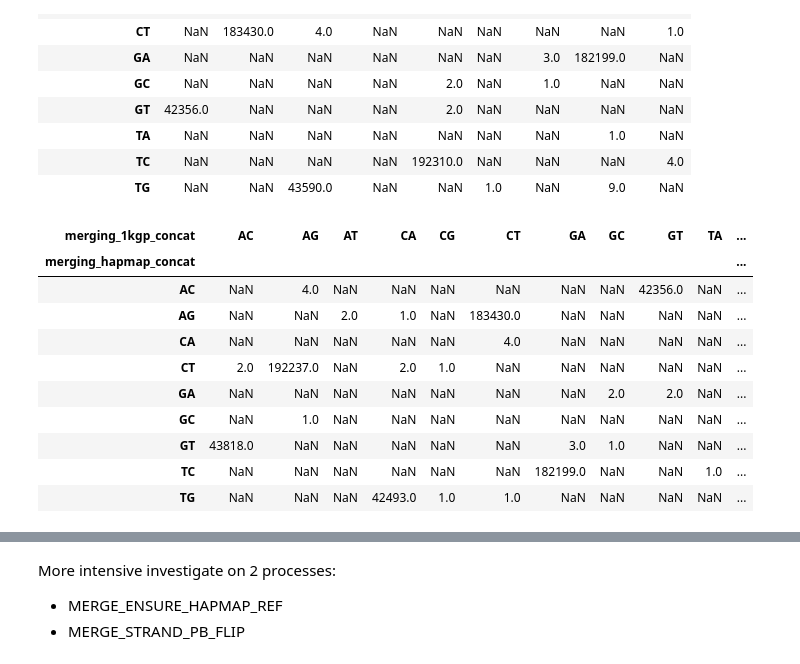
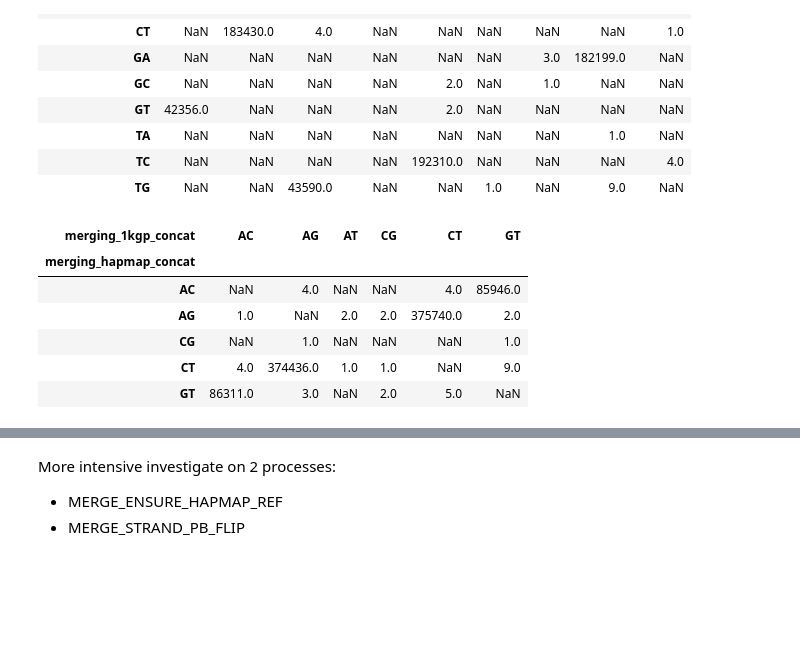
Before and after one commit to Truongphi20/GWA_tutorial, a Jupyter notebook: survey/merge_hapmap_and_okgp/quick_check.ipynb, the cells around one changed output, grey strips where cells are left out. Cells and saved outputs as stored; diff of their text form; code cells hidden in the pictures; blank space fills up the shorter version.

```diff
--- a/survey/merge_hapmap_and_okgp/quick_check.ipynb
+++ b/survey/merge_hapmap_and_okgp/quick_check.ipynb
@@ -175,37 +175,35 @@ hapmap_data[["rsID", "merging_hapmap"]]\
 # %%
 ## Create function to test multiple cases
 
-def check_trans(bim1, bim2, name1, name2):
+def check_trans(bim1, bim2, name1, name2, use_ref_snps=True):
     col_names = ["chr", "rsID", "GD", "pos", "ref", "alt"]
+
     bim1_df = pd.read_csv(bim1, sep="\s+", names=col_names)
     bim2_df = pd.read_csv(bim2, sep="\s+", names=col_names)
     merge_table = bim1_df.merge(bim2_df, how="inner", on="rsID", suffixes=[f"_{name1}", f"_{name2}"])
-    merge_table = merge_table.merge(not_match_allele["rsID"], on="rsID", how="inner")  # filter unmatch SNPs
+    if use_ref_snps:
+        merge_table = merge_table.merge(not_match_allele["rsID"], on="rsID", how="inner")  # filter unmatch SNPs
 
-    merge_table[f"{name1}_concat"] = merge_table[f"ref_{name1}"] + merge_table[f"alt_{name1}"]
-    merge_table[f"{name2}_concat"] = merge_table[f"ref_{name2}"] + merge_table[f"alt_{name2}"]
+    merge_table[f"{name1}_concat"] = (merge_table[f"ref_{name1}"] + merge_table[f"alt_{name1}"]).map(lambda x: "".join(sorted(x)))
+    merge_table[f"{name2}_concat"] = (merge_table[f"ref_{name2}"] + merge_table[f"alt_{name2}"]).map(lambda x: "".join(sorted(x)))
     pivot_df = merge_table.pivot_table(values="rsID", aggfunc="count", columns=f"{name1}_concat", index=f"{name2}_concat")
 
     return pivot_df
 
 check_trans(
     "../../output/POP_STRATIFICATION/MERGE_DROP_VARIANTS/1kG_MDS8.bim",
     "../../output/POP_STRATIFICATION/MERGE_DROP_VARIANTS/HapMap_MDS2.bim",
     "merging_1kgp",
     "merging_hapmap"
 )
 # %% [output]
-| merging_1kgp_concat | AC | AG | AT | CA | CG | CT | GA | GC | GT | TA | ... |
-| merging_hapmap_concat |  |  |  |  |  |  |  |  |  |  | ... |
-| AC | NaN | 4.0 | NaN | NaN | NaN | NaN | NaN | NaN | 42356.0 | NaN | ... |
-| AG | NaN | NaN | 2.0 | 1.0 | NaN | 183430.0 | NaN | NaN | NaN | NaN | ... |
-| CA | NaN | NaN | NaN | NaN | NaN | 4.0 | NaN | NaN | NaN | NaN | ... |
-| CT | 2.0 | 192237.0 | NaN | 2.0 | 1.0 | NaN | NaN | NaN | NaN | NaN | ... |
-| GA | NaN | NaN | NaN | NaN | NaN | NaN | NaN | 2.0 | 2.0 | NaN | ... |
-| GC | NaN | 1.0 | NaN | NaN | NaN | NaN | NaN | NaN | NaN | NaN | ... |
-| GT | 43818.0 | NaN | NaN | NaN | NaN | NaN | 3.0 | 1.0 | NaN | NaN | ... |
-| TC | NaN | NaN | NaN | NaN | NaN | NaN | 182199.0 | NaN | NaN | 1.0 | ... |
-| TG | NaN | NaN | NaN | 42493.0 | 1.0 | 1.0 | NaN | NaN | NaN | NaN | ... |
+| merging_1kgp_concat | AC | AG | AT | CG | CT | GT |
+| merging_hapmap_concat |  |  |  |  |  |  |
+| AC | NaN | 4.0 | NaN | NaN | 4.0 | 85946.0 |
+| AG | 1.0 | NaN | 2.0 | 2.0 | 375740.0 | 2.0 |
+| CG | NaN | 1.0 | NaN | NaN | NaN | 1.0 |
+| CT | 4.0 | 374436.0 | 1.0 | 1.0 | NaN | 9.0 |
+| GT | 86311.0 | 3.0 | NaN | 2.0 | 5.0 | NaN |
 # %%
 HapMap_QC = "../../output/QC_GWAS/RELATEDNESS_DELETE_RELATED_SAMPLES/HapMap_3_r3_12.bim"
 HapMap_Hamonized = "../../output/POP_STRATIFICATION/HAMONIZE_HAPMAP_VARIANT/HapMap_MDS.bim"
```
Also changed, not shown: parts of 5 cells of this notebook.
